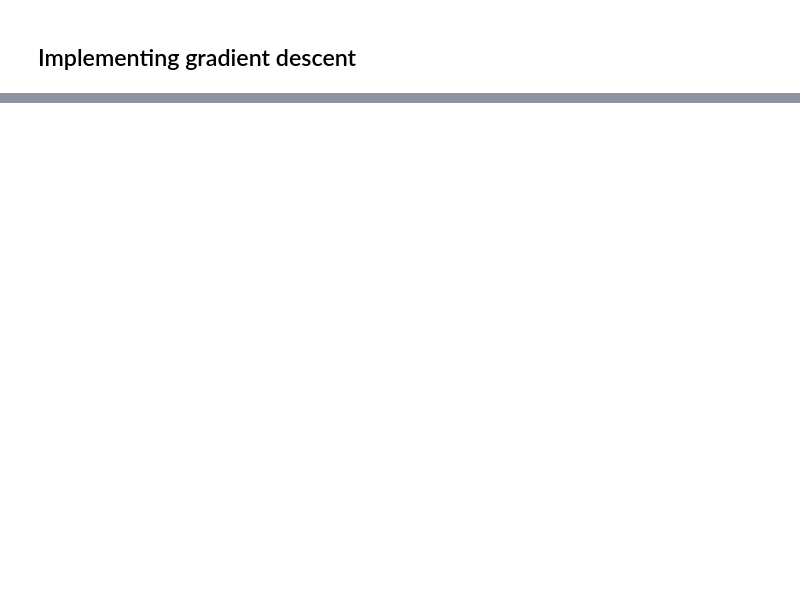
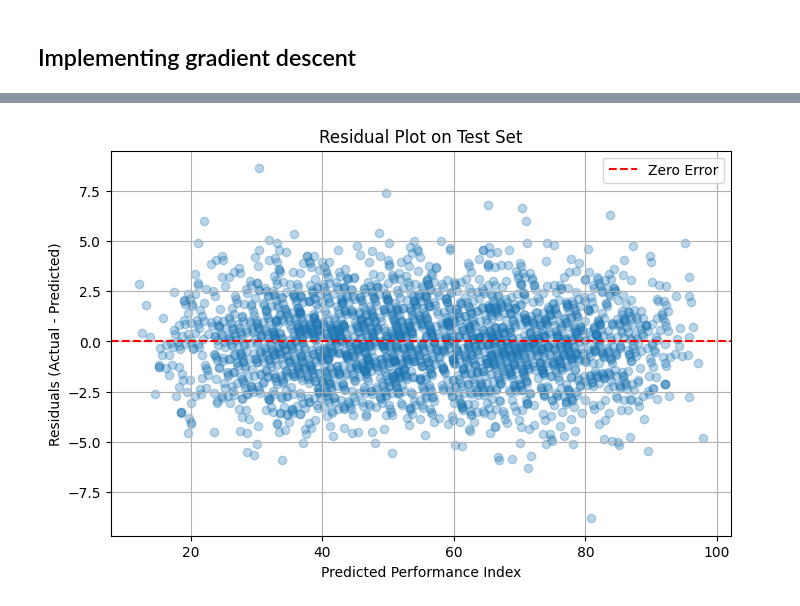
Before and after one commit to idIing/ML-Log, a Jupyter notebook: multiple_regression.ipynb, the cells around one changed output, grey strips where cells are left out. Saved outputs shown, nothing was run; the diff lists cells and outputs as text; code cells hidden in the pictures; blank space fills up the shorter version.

```diff
--- a/multiple_regression.ipynb
+++ b/multiple_regression.ipynb
@@ -204,0 +218,14 @@ RMSE on Test Set: 5.8526
+# %%
+residuals = y_test - predictions_test
+
+plt.figure(figsize=(8, 5))
+plt.scatter(predictions_test, residuals, alpha=0.3)
+plt.axhline(y=0, color='r', linestyle='--', label='Zero Error')
+plt.xlabel("Predicted Performance Index")
+plt.ylabel("Residuals (Actual - Predicted)")
+plt.title("Residual Plot on Test Set")
+plt.legend()
+plt.grid(True)
+plt.show()
+# %% [output]
+[figure, added]
```
Also changed, not shown: parts of 10 cells of this notebook.
